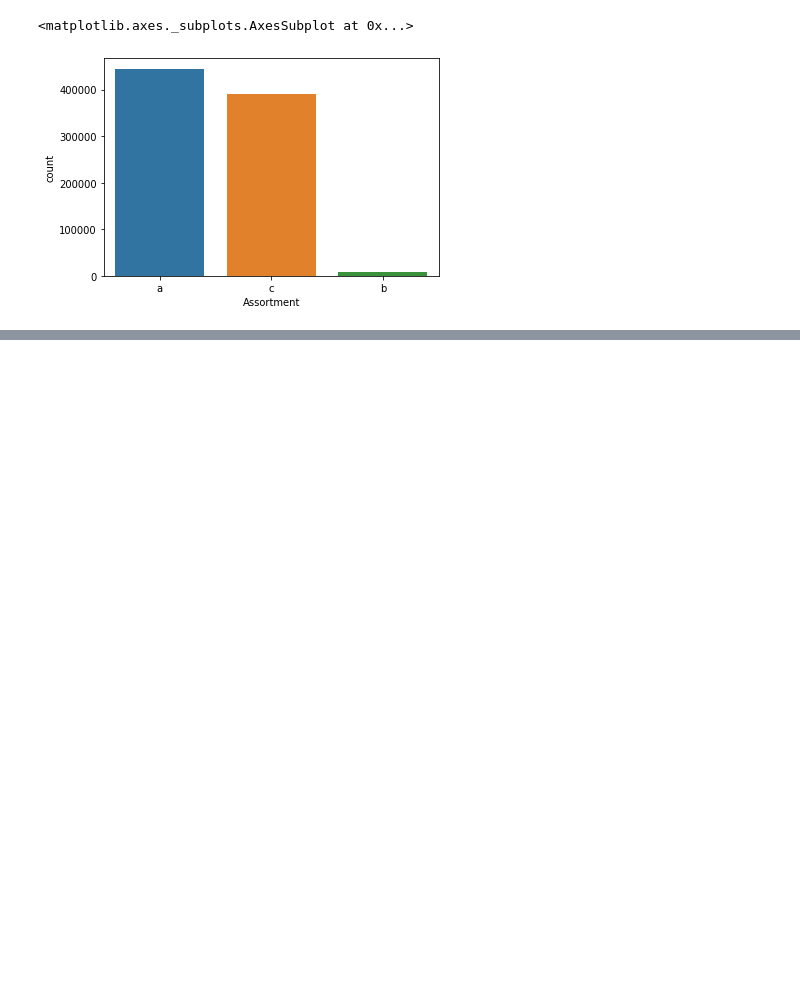
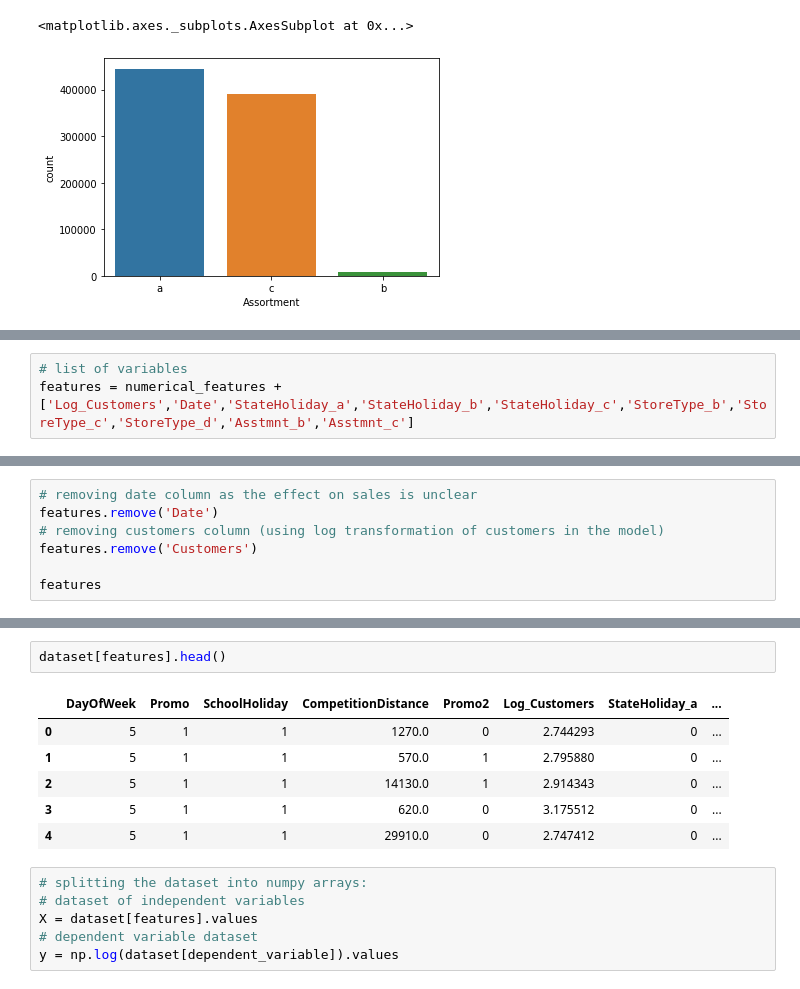
Before and after one commit to nihalhabeeb/Retail-Sales-Prediction, a Jupyter notebook: Retail_Sales_Prediction_Capstone_Project.ipynb, the cells around one changed output, grey strips where cells are left out. Saved outputs shown, nothing was run; the diff lists cells and outputs as text; blank space fills up the shorter version.

```diff
--- a/Retail_Sales_Prediction_Capstone_Project.ipynb
+++ b/Retail_Sales_Prediction_Capstone_Project.ipynb
@@ -564,0 +615,3 @@ sns.countplot(x = 'Assortment', data = dataset)
+# %%
+# list of variables
+features = numerical_features + ['Log_Customers','Date','StateHoliday_a','StateHoliday_b','StateHoliday_c','StoreType_b','StoreType_c','StoreType_d','Asstmnt_b','Asstmnt_c']
@@ -564,0 +640,7 @@ sns.countplot(x = 'Assortment', data = dataset)
+# %%
+# removing date column as the effect on sales is unclear
+features.remove('Date')
+# removing customers column (using log transformation of customers in the model)
+features.remove('Customers')
+
+features
@@ -564,0 +662,15 @@ sns.countplot(x = 'Assortment', data = dataset)
+# %%
+dataset[features].head()
+# %% [output]
+|  | DayOfWeek | Promo | SchoolHoliday | CompetitionDistance | Promo2 | Log_Customers | StateHoliday_a | ... |
+| 0 | 5 | 1 | 1 | 1270.0 | 0 | 2.744293 | 0 | ... |
+| 1 | 5 | 1 | 1 | 570.0 | 1 | 2.795880 | 0 | ... |
+| 2 | 5 | 1 | 1 | 14130.0 | 1 | 2.914343 | 0 | ... |
+| 3 | 5 | 1 | 1 | 620.0 | 0 | 3.175512 | 0 | ... |
+| 4 | 5 | 1 | 1 | 29910.0 | 0 | 2.747412 | 0 | ... |
+# %%
+# splitting the dataset into numpy arrays:
+# dataset of independent variables
+X = dataset[features].values
+# dependent variable dataset
+y = np.log(dataset[dependent_variable]).values
```
Also changed, not shown: parts of 22 cells of this notebook.
